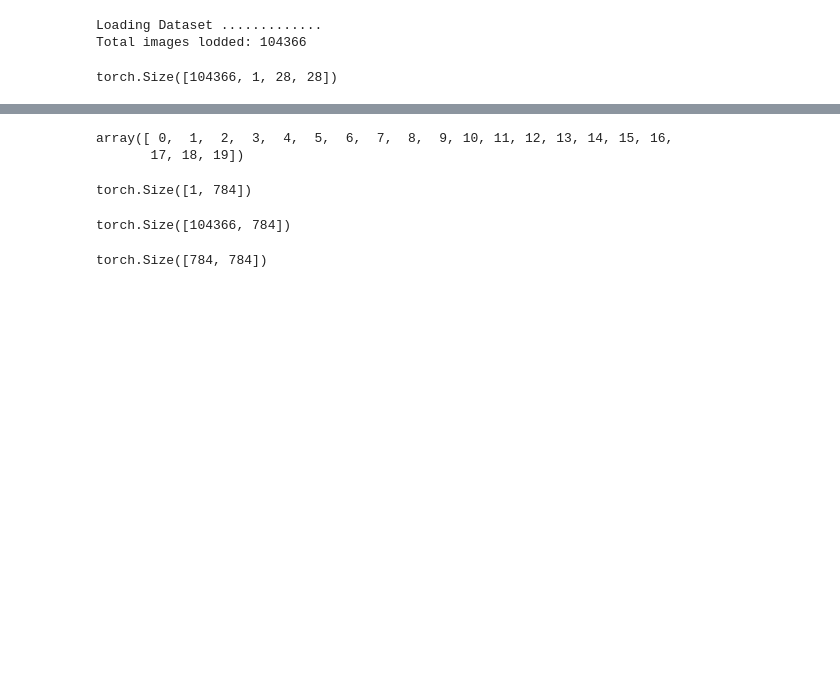
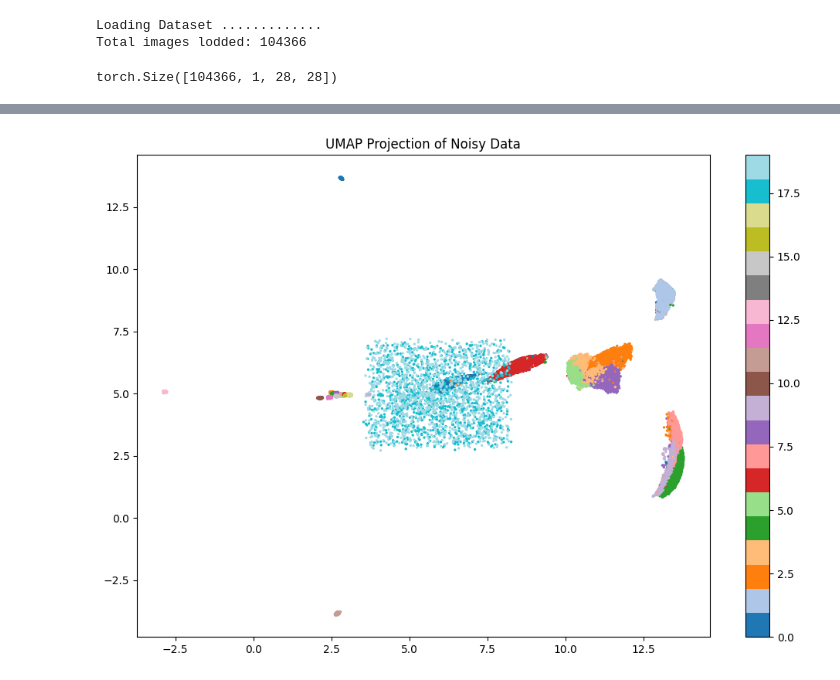
Before and after one commit to VishalLa/MathAI-Prototype, a Jupyter notebook: CNN_Model/pca.ipynb, the cells around one changed output, grey strips where cells are left out. Cells and saved outputs as stored; diff of their text form; code cells hidden in the pictures; blank space fills up the shorter version.

```diff
--- a/CNN_Model/pca.ipynb
+++ b/CNN_Model/pca.ipynb
@@ -29,19 +24,0 @@ torch.Size([104366, 784])
-# %%
-np.unique(y)
-# %% [output]
-array([ 0,  1,  2,  3,  4,  5,  6,  7,  8,  9, 10, 11, 12, 13, 14, 15, 16,
-       17, 18, 19])
-# %%
-X.mean(axis=0, keepdim=True).shape
-# %% [output]
-torch.Size([1, 784])
-# %%
-X -= X.mean(axis=0, keepdim=True)
-X.shape
-# %% [output]
-torch.Size([104366, 784])
-# %%
-cov = X.T @ X
-cov.shape
-# %% [output]
-torch.Size([784, 784])
@@ -47,0 +27,13 @@ torch.Size([784, 784])
+# %%
+import umap.umap_ as umap
+umap_model = umap.UMAP(n_components=701)
+X_umap = umap_model.fit_transform(X)
+
+plt.figure(figsize=(10, 7))
+plt.scatter(X_umap[:, 0], X_umap[:, 1], c=y, cmap='tab20', s=2)
+plt.title("UMAP Projection of Noisy Data")
+plt.colorbar()
+plt.tight_layout()
+plt.show()
+# %% [output]
+[figure, added]
```
Also changed, not shown: parts of 9 cells of this notebook, 6 other files.
